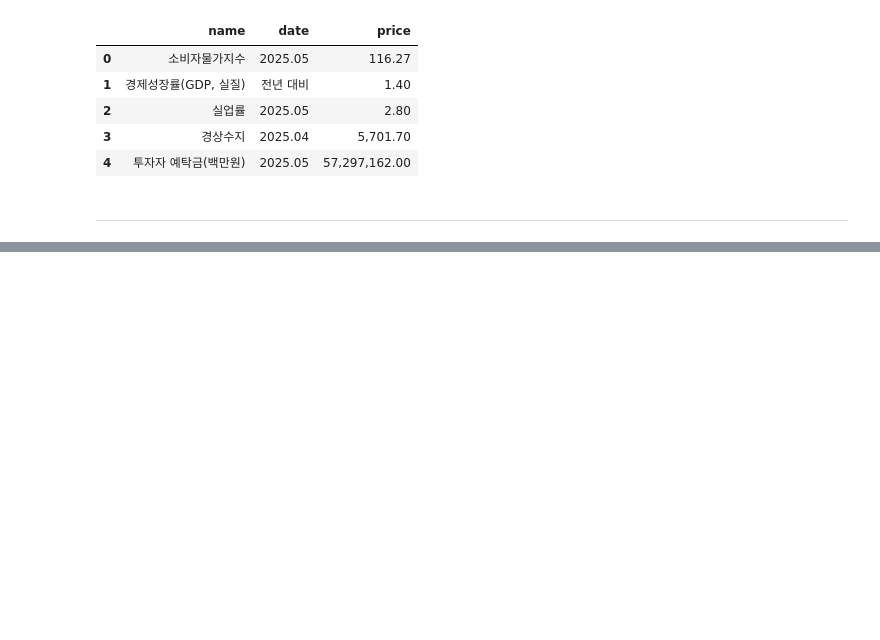
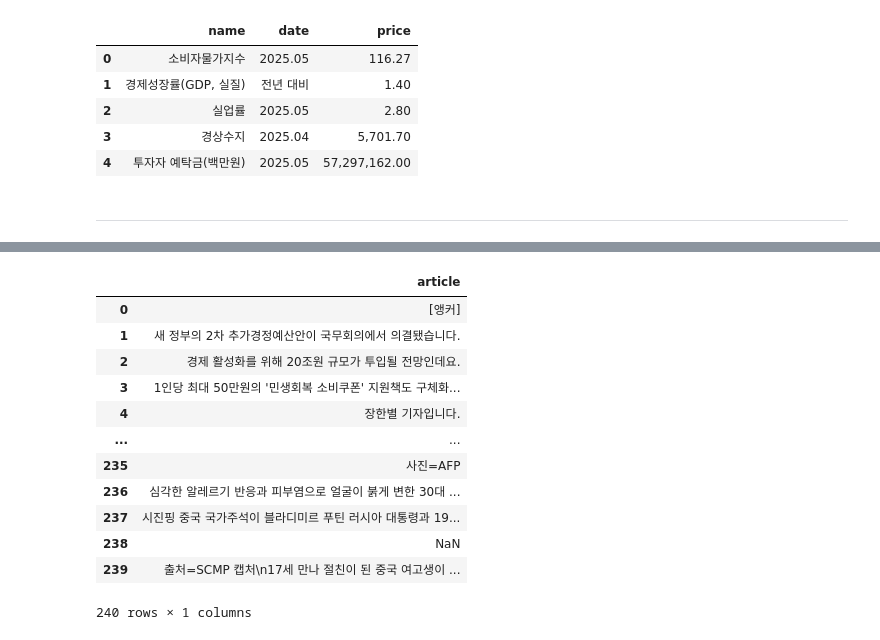
Before and after one commit to Jeeunun/AWS_3tier_Architecture_project, a Jupyter notebook: 3.wordcloud.ipynb, the cells around one changed output, grey strips where cells are left out. Cells and saved outputs as stored; diff of their text form; code cells hidden in the pictures; blank space fills up the shorter version.

```diff
--- a/3.wordcloud.ipynb
+++ b/3.wordcloud.ipynb
@@ -26,0 +52,21 @@ indicators
+# %%
+mk = pd.read_csv('./article/article_mk.csv')
+hk = pd.read_csv('./article/article_hk.csv')
+# %%
+total = pd.concat([yh,mk,hk], axis=0, ignore_index=True)
+total_articles = total.drop('Unnamed: 0', axis=1)
+total_articles
+# %% [output]
+|  | article |
+| 0 | [앵커] |
+| 1 | 새 정부의 2차 추가경정예산안이 국무회의에서 의결됐습니다. |
+| 2 | 경제 활성화를 위해 20조원 규모가 투입될 전망인데요. |
+| 3 | 1인당 최대 50만원의 '민생회복 소비쿠폰' 지원책도 구체화... |
+| 4 | 장한별 기자입니다. |
+| ... | ... |
+| 235 | 사진=AFP |
+| 236 | 심각한 알레르기 반응과 피부염으로 얼굴이 붉게 변한 30대 ... |
+| 237 | 시진핑 중국 국가주석이 블라디미르 푸틴 러시아 대통령과 19... |
+| 238 | NaN |
+| 239 | 출처=SCMP 캡처\n17세 만나 절친이 된 중국 여고생이 ... |
+240 rows × 1 columns
```
Also changed, not shown: parts of 8 cells of this notebook, 2 other files.
